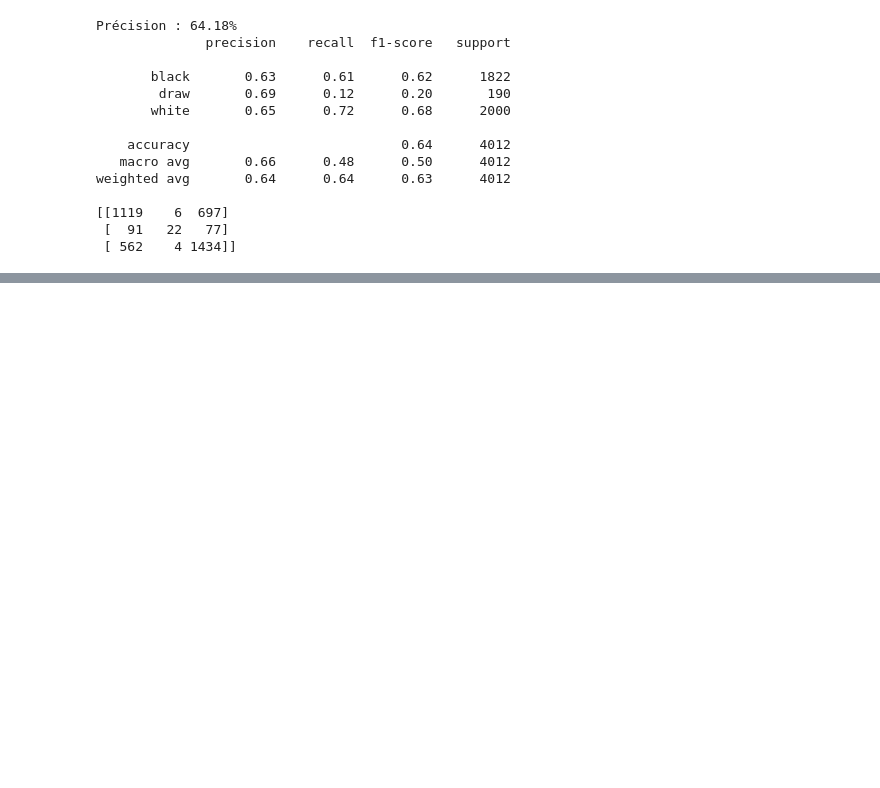
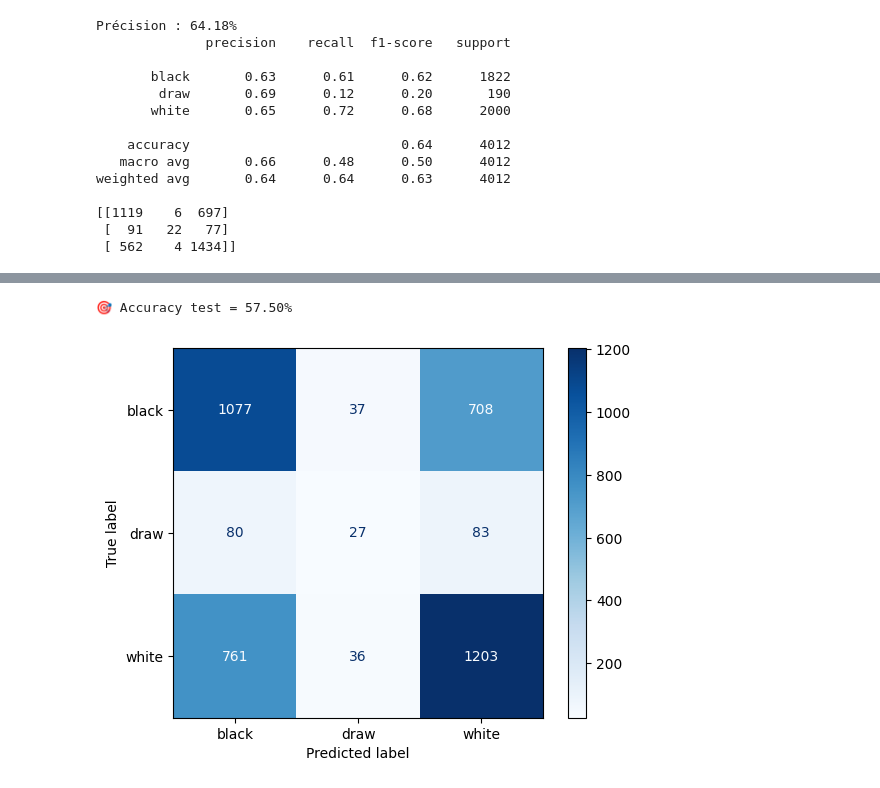
Before and after one commit to M4rwaneX/AAA_project, a Jupyter notebook: projet/projet.ipynb, the cells around one changed output, grey strips where cells are left out. Saved outputs shown, nothing was run; the diff lists cells and outputs as text; code cells hidden in the pictures; blank space fills up the shorter version.

```diff
--- a/projet/projet.ipynb
+++ b/projet/projet.ipynb
@@ -203,0 +217,6 @@ plt.show()
+# %%
+x_train = strat_train_set.drop("winner", axis=1)
+y_train = strat_train_set["winner"]
+
+x_test = strat_test_set.drop("winner", axis=1)
+y_test = strat_test_set["winner"]
@@ -203,0 +272,16 @@ plt.show()
+# %%
+EPOCHS = 25
+
+for epoch in range(EPOCHS):
+    model.train()
+    total_loss = 0
+
+    for Xb, yb in train_loader:
+        optimizer.zero_grad()
+        preds = model(Xb)
+        loss = criterion(preds, yb)
+        loss.backward()
+        optimizer.step()
+        total_loss += loss.item()
+
+    print(f"Epoch {epoch+1}/{EPOCHS} - Loss: {total_loss:.4f}")
@@ -203,0 +306,25 @@ plt.show()
+# %%
+model.eval()
+correct = 0
+total = 0
+
+with torch.no_grad():
+    for Xb, yb in test_loader:
+        preds = model(Xb)
+        predicted = preds.argmax(1)
+        total += len(yb)
+        correct += (predicted == yb).sum().item()
+
+accuracy = correct / total
+print(f"\nAccuracy test = {accuracy:.2%}")
+
+
+preds_test = model(X_test_t).argmax(1)
+cm = skl.metrics.confusion_matrix(y_test_enc, preds_test)
+
+disp = skl.metrics.ConfusionMatrixDisplay(cm, display_labels=le.classes_)
+disp.plot(cmap="Blues")
+plt.show()
+# %% [output]
+🎯 Accuracy test = 57.50%
+[figure, added]
```
Also changed, not shown: parts of 9 cells of this notebook.
